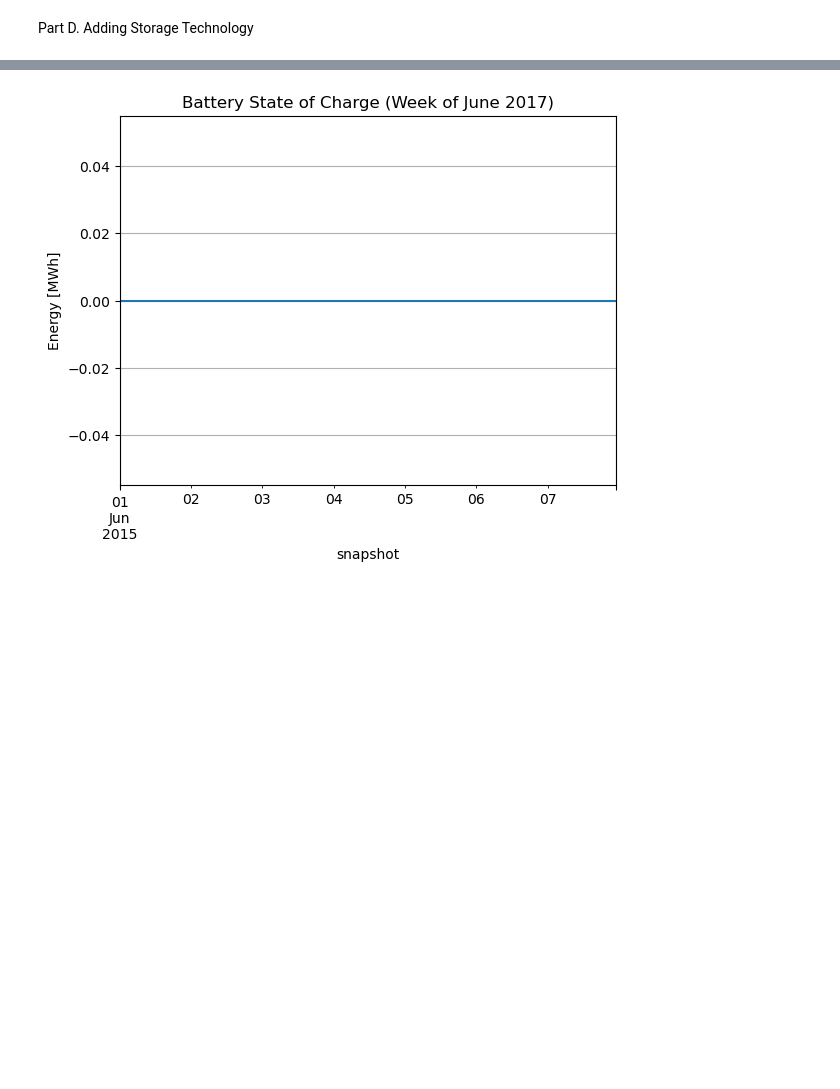
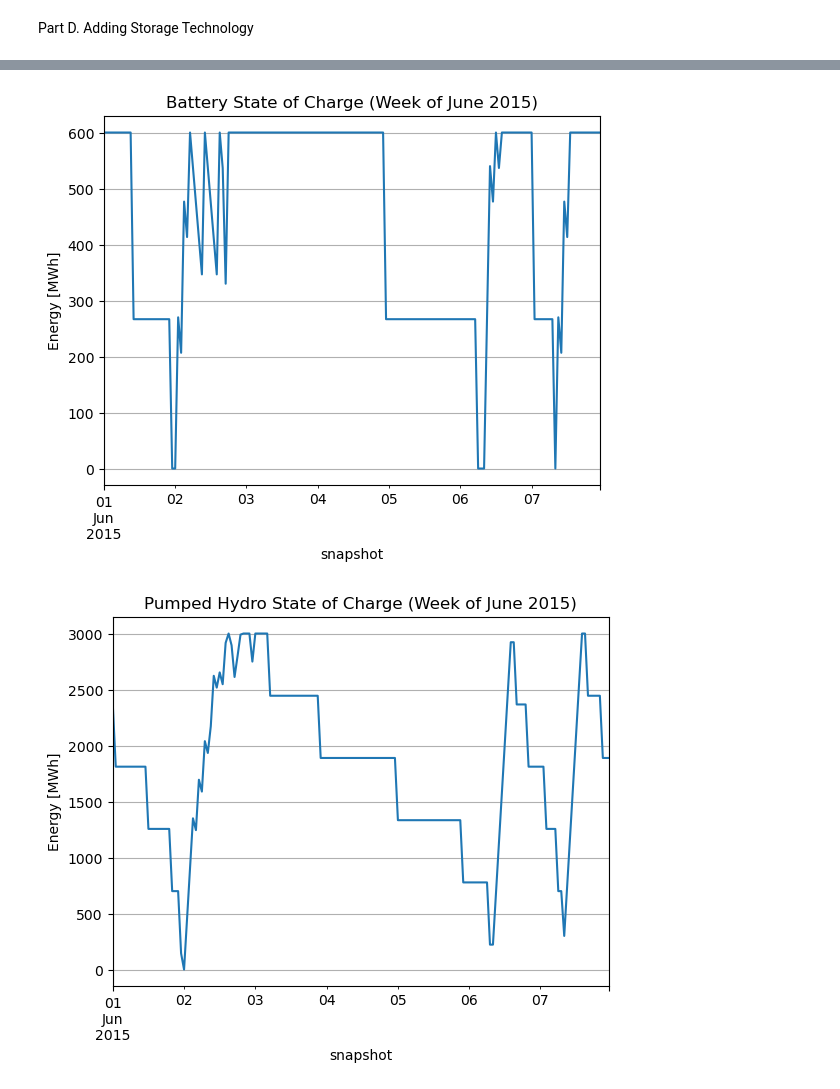
Before and after one commit to JuliaKatomena/Integrated-energy-grid, a Jupyter notebook: Project.ipynb, the cells around one changed output, grey strips where cells are left out. Cells and saved outputs as stored; diff of their text form; code cells hidden in the pictures; blank space fills up the shorter version.

```diff
--- a/Project.ipynb
+++ b/Project.ipynb
@@ -469,31 +435,33 @@ plt.show()
 # %% [markdown]
 Part D. Adding Storage Technology
 # %%
-network.add("Carrier", "battery")
-network.add("Carrier", "Pumped Hydro")
+network.add("Carrier", "battery", overwrite = True)
+network.add("Carrier", "pumped hydro", overwrite = True)
 
 # add storage units (battery and pumped hydro)
 network.add("StorageUnit", "battery",
             bus="electricity bus",
-            p_nom=300000,
-            max_hours=4.5,
+            p_nom_max = 300,
+            max_hours=2,
             p_nom_extendable = True,
             efficiency_store=0.9,
             efficiency_dispatch=0.9,
-            capital_cost=350000,
+            capital_cost=0, # in €/MW
             marginal_cost=0,
             carrier="battery",
-            overwrite = True)
+            overwrite = True,
+            cyclic_state_of_charge=True)
 
-network.add("StorageUnit", "Pumped Hydro",
+network.add("StorageUnit", "pumped_hydro",
             bus="electricity bus",
-            p_nom=500,
+            p_nom_max = 500,
+            max_hours=6,
             p_nom_extendable = True,
-            max_hours=12,
             efficiency_store=0.9,
             efficiency_dispatch=0.9,
-            capital_cost=2000000,
+            capital_cost= 0, # in €/MW
             marginal_cost=0,
-            carrier="Pumped Hydro",
-            overwrite = True)
+            carrier="pumped hydro",
+            overwrite = True,
+            cyclic_state_of_charge=True)
 # %% [output]
@@ -535,8 +506,15 @@ print(p_nom_opt_pump)
 # %%
 network.storage_units_t.state_of_charge["battery"].loc["2015-06-01":"2015-06-07"].plot()
-plt.title("Battery State of Charge (Week of June 2017)")
+plt.title("Battery State of Charge (Week of June 2015)")
 plt.ylabel("Energy [MWh]")
 plt.grid()
 plt.show()
+
+network.storage_units_t.state_of_charge["pumped_hydro"].loc["2015-06-01":"2015-06-07"].plot()
+plt.title("Pumped Hydro State of Charge (Week of June 2015)")
+plt.ylabel("Energy [MWh]")
+plt.grid()
+plt.show()
 # %% [output]
-[figure, old version]
+[figure, new version]
+[figure, added]
```
Also changed, not shown: parts of 10 cells of this notebook, 2 other files.
